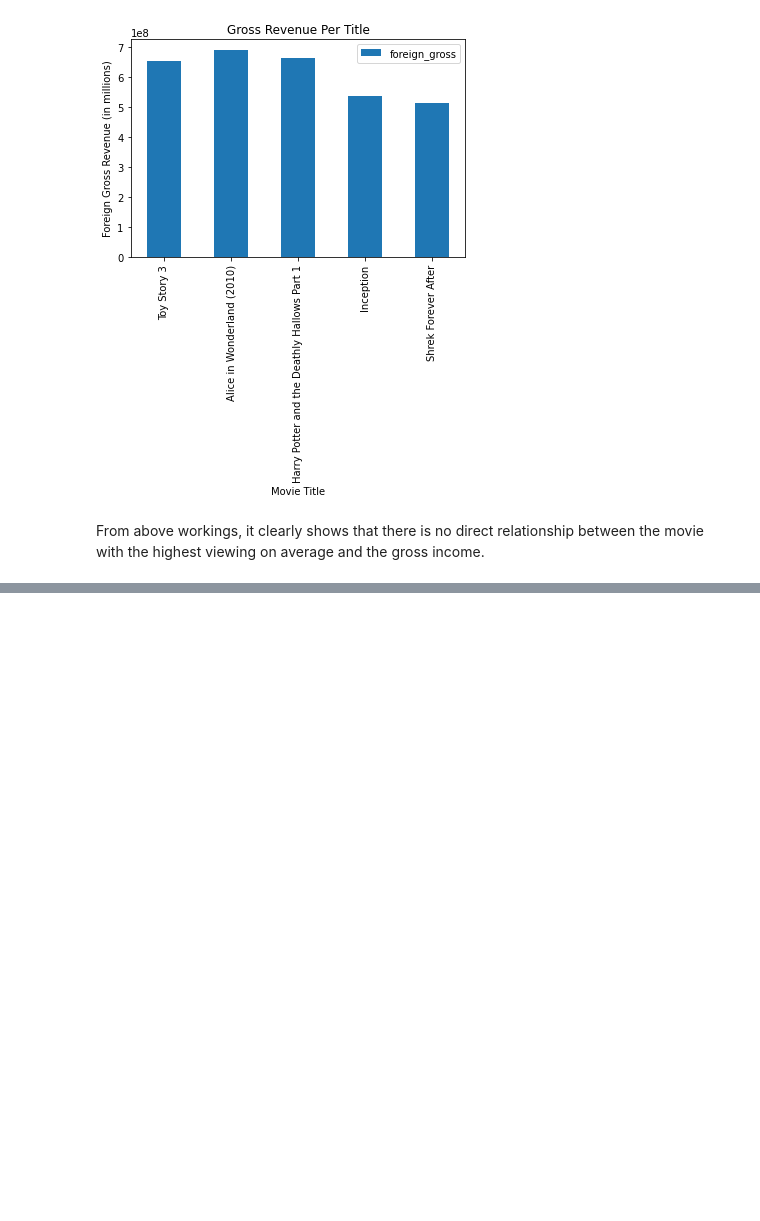
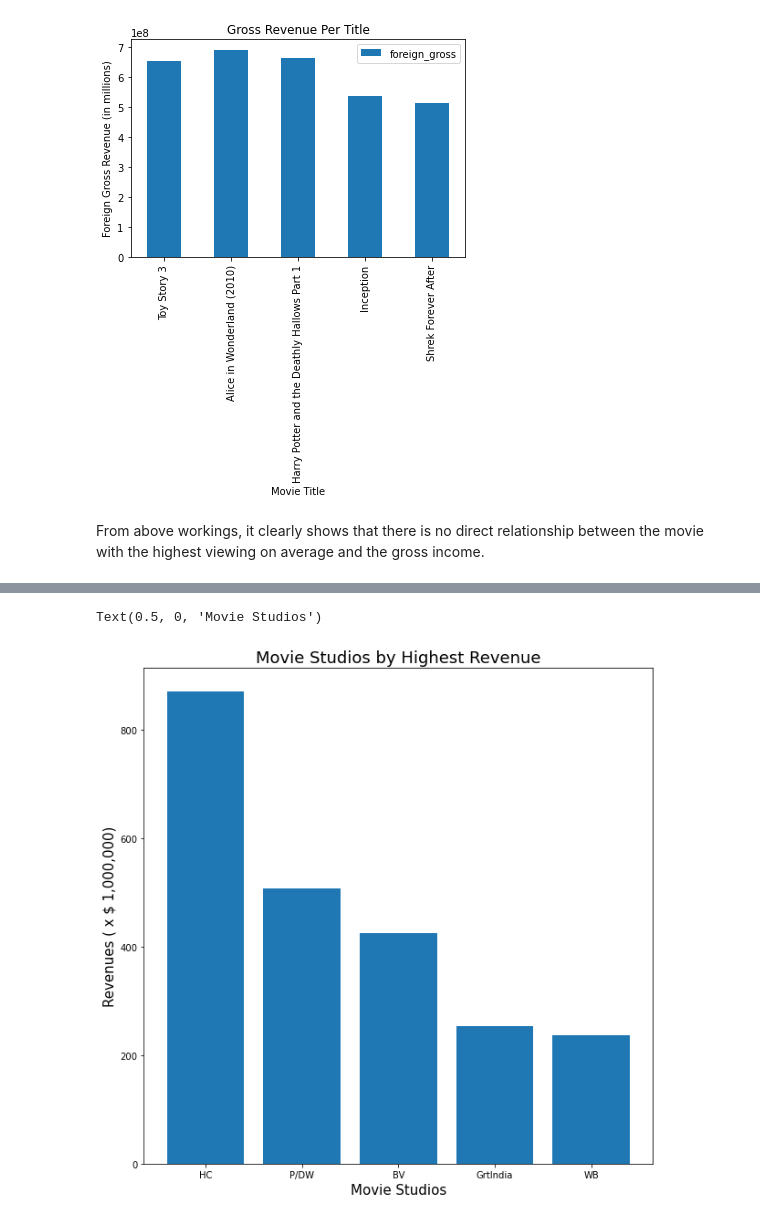
Before and after one commit to KeruboJ/dsc-phase-1-project-v2-4, a Jupyter notebook: student.ipynb, the cells around one changed output, grey strips where cells are left out. Drawn from its saved outputs; the diff is of its cells as text; code cells hidden in the pictures; blank space fills up the shorter version.

```diff
--- a/student.ipynb
+++ b/student.ipynb
@@ -868,0 +900,11 @@ From above workings, it clearly shows that there is no direct relationship betwe
+# %%
+bom_studio_revenue = bom_movies[['studio','revenue']]
+
+
+bom_studio_revenue = bom_studio_revenue.groupby('studio').mean()
+
+bom_studio_revenue.sort_values('revenue', ascending=False, inplace=True)
+
+bom_studio_revenue.drop_duplicates(inplace=True)
+
+bom_studio_revenue.head(10)
@@ -868,0 +924,21 @@ From above workings, it clearly shows that there is no direct relationship betwe
+# %%
+fig, ax = plt.subplots(figsize=(10,10))
+
+# Get values for x and y axis for the plot
+
+movie_studios = bom_studio_revenue.index.to_list()[0:5]
+studio_revenues = (bom_studio_revenue['revenue'][0:5]/1000000).to_list()
+
+
+# Set the x and y axis
+
+ax.bar(movie_studios, studio_revenues)
+
+# Set plot charateristics
+
+ax.set_title("Movie Studios by Highest Revenue", fontsize = 18)
+ax.set_ylabel("Revenues ( x $ 1,000,000)", fontsize = 15)
+ax.set_xlabel("Movie Studios", fontsize = 15)
+# %% [output]
+Text(0.5, 0, 'Movie Studios')
+[figure, added]
```
Also changed, not shown: parts of 5 cells of this notebook.
